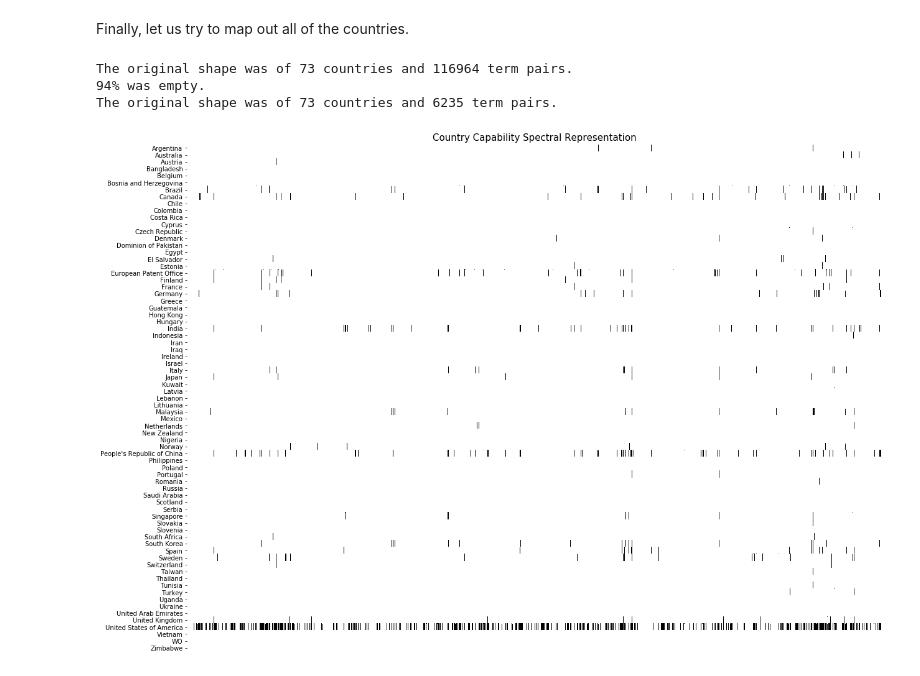
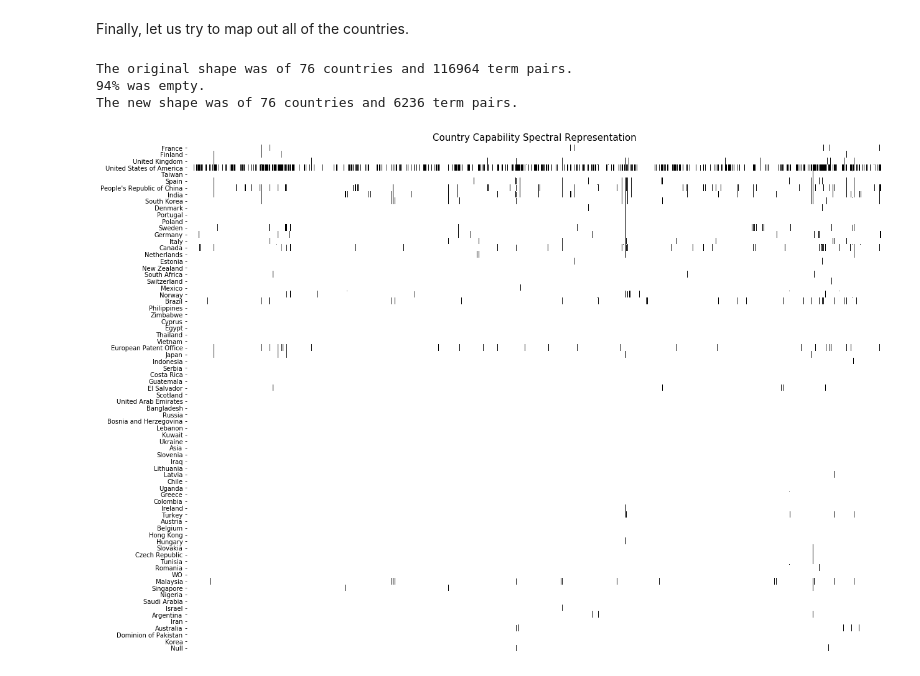
Before and after one commit to duarteocarmo/technological_capabilities, a Jupyter notebook: notebooks/2_1_Capability Correlations_Countries.ipynb, the cells around one changed output. Drawn from its saved outputs; the diff is of its cells as text; code cells hidden in the pictures.

Commit message:
Polished country level spectrums.

```diff
--- a/notebooks/2_1_Capability Correlations_Countries.ipynb
+++ b/notebooks/2_1_Capability Correlations_Countries.ipynb
@@ -1638,38 +1638,40 @@ plt.show()
 Finally, let us try to map out all of the countries.
 # %%
 # redefine countries
-list_of_countries = countries_available
+list_of_countries = [country_names[i] for i in list(np.load('Data/cluster_country_order.npy'))]
+
+
 
 # prepare heatmap
 jumbo_matrix = np.zeros((len(list_of_countries), len(get_country_values('Denmark'))))
 
 # build heatmap
 for i in range(len(list_of_countries)):
     jumbo_matrix[i, :] = get_country_values(list_of_countries[i])
 
 # delete 0 entries
 column_sum = np.sum(jumbo_matrix, axis=0)
 zero_counter = 0
 zero_indexes_array = []
 for i in range(len(column_sum)):
     if column_sum[i] == 0.0:
         zero_counter += 1
         zero_indexes_array.append(i)
 
 # adjust size to empy cells and output info
 print 'The original shape was of {} countries and {} term pairs.'.format(jumbo_matrix.shape[0], jumbo_matrix.shape[1])
 print '{}% was empty.'.format(zero_counter * 100 / len(column_sum))
 jumbo_matrix = np.delete(jumbo_matrix, zero_indexes_array, 1)
-print 'The original shape was of {} countries and {} term pairs.'.format(jumbo_matrix.shape[0], jumbo_matrix.shape[1])
+print 'The new shape was of {} countries and {} term pairs.'.format(jumbo_matrix.shape[0], jumbo_matrix.shape[1])
 
 plt.subplots(1,1,figsize=(20, 15))
 plt.subplot(111)
 sns.heatmap(jumbo_matrix,cmap=ListedColormap(['white', 'black']), center=0.01, cbar=None, square=False, yticklabels=list_of_countries, xticklabels=False)
 plt.yticks(rotation=0)
 plt.title('Country Capability Spectral Representation', size=15)
 plt.show()
 # %% [output]
-The original shape was of 73 countries and 116964 term pairs.
+The original shape was of 76 countries and 116964 term pairs.
 94% was empty.
-The original shape was of 73 countries and 6235 term pairs.
+The new shape was of 76 countries and 6236 term pairs.
-[figure, old version]
+[figure, new version]
```
Also changed, not shown: parts of 2 cells of this notebook, 1 other file.
